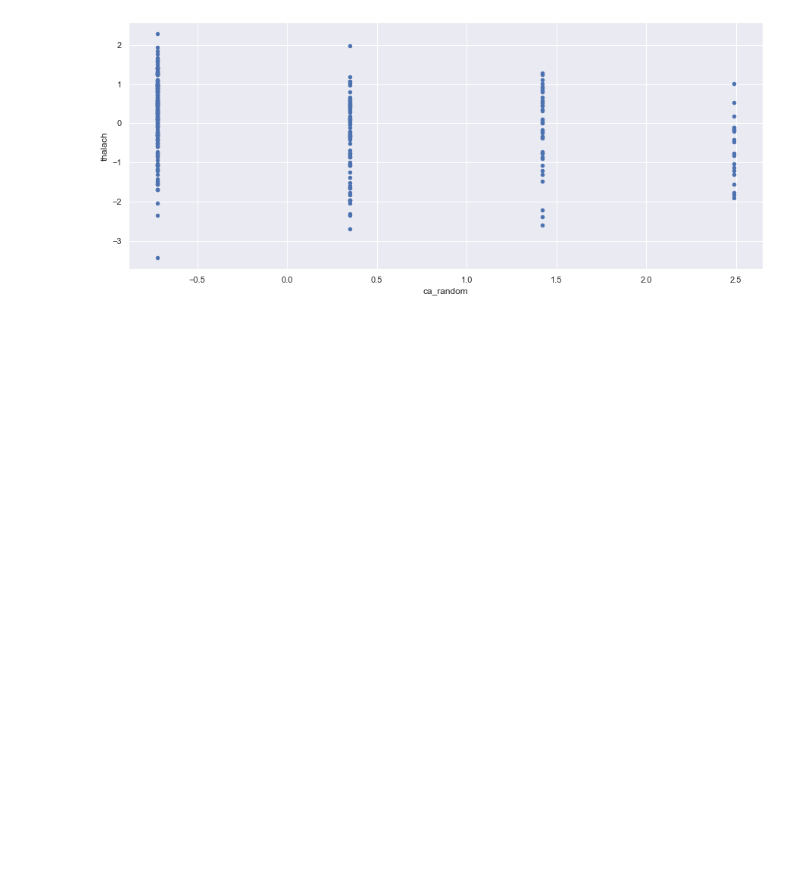
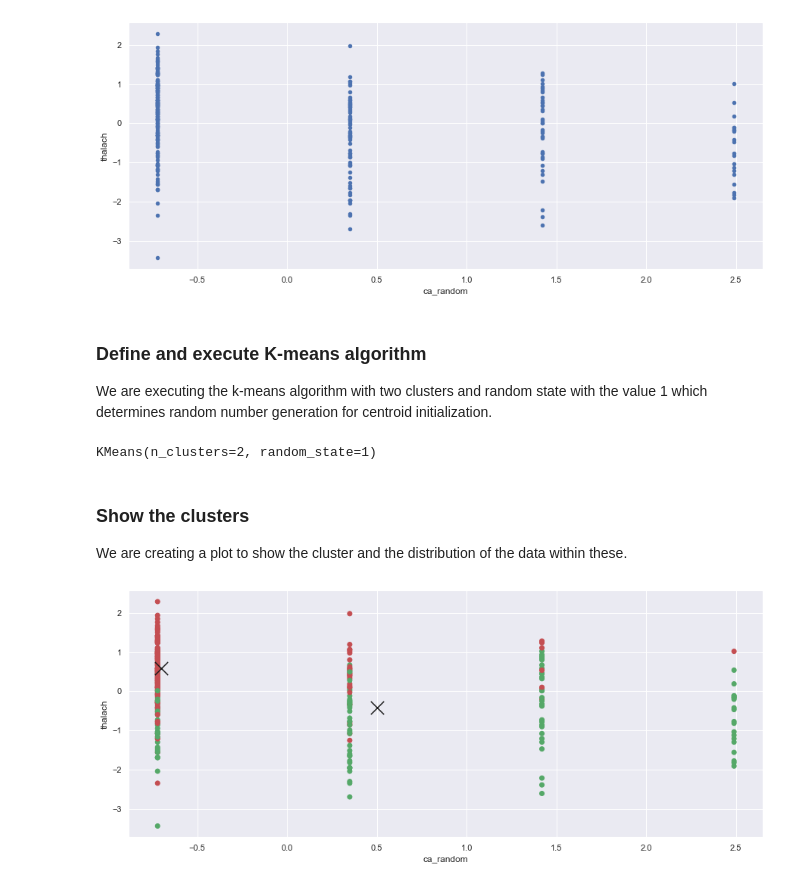
Before and after one commit to mcadac/college, a Jupyter notebook: DataScience/project-assigment/Term Project DS & ML.ipynb, the cells around one changed output. Cells and saved outputs as stored; diff of their text form; code cells hidden in the pictures; blank space fills up the shorter version.

```diff
--- a/DataScience/project-assigment/Term Project DS & ML.ipynb
+++ b/DataScience/project-assigment/Term Project DS & ML.ipynb
@@ -892,3 +892,31 @@ plt.ylabel('thalach')
 *c* argument looks like a single numeric RGB or RGBA sequence, which should be avoided as value-mapping will have precedence in case its length matches with *x* & *y*.  Please use the *color* keyword- ...
 Text(0, 0.5, 'thalach')
 [figure]
+# %% [markdown]
+### Define and execute K-means algorithm
+We are executing the k-means algorithm with two clusters and random state with the value 1 which determines random number generation for centroid initialization.
+# %%
+kmeans = KMeans(n_clusters=2, random_state=1)
+kmeans.fit(x)
+# %% [output]
+KMeans(n_clusters=2, random_state=1)
+# %%
+labels = kmeans.labels_
+centroids = kmeans.cluster_centers_
+# %% [markdown]
+### Show the clusters
+
+We are creating a plot to show the cluster and the distribution of the data within these.
+# %%
+x_label = 'ca_random'
+y_label = 'thalach'
+
+x = pd.DataFrame(x, columns = features)
+colormap = np.array(['r', 'g', 'b'])
+plt.scatter(x[x_label], x[y_label], c=colormap[labels])
+plt.scatter(centroids[:,0], centroids[:,1], s = 300, marker = 'x', c = 'k')
+
+plt.xlabel(x_label)
+plt.ylabel(y_label);
+# %% [output]
+[figure, added]
```
Also changed, not shown: parts of 6 cells of this notebook.
